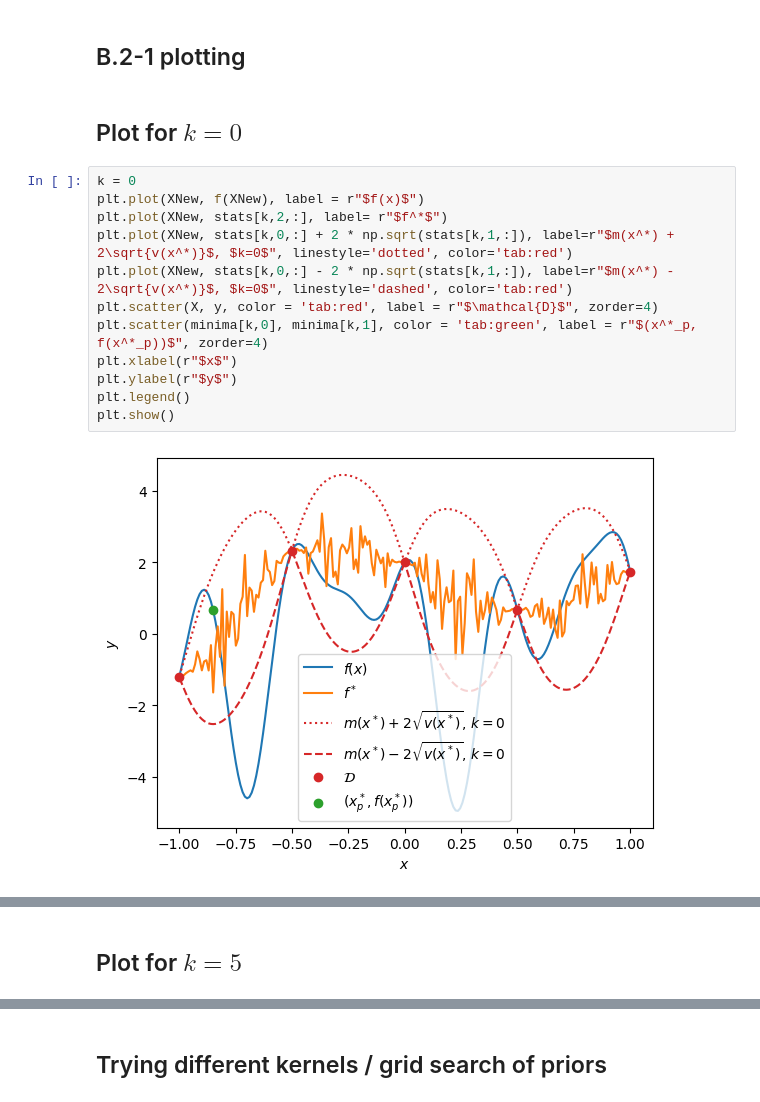
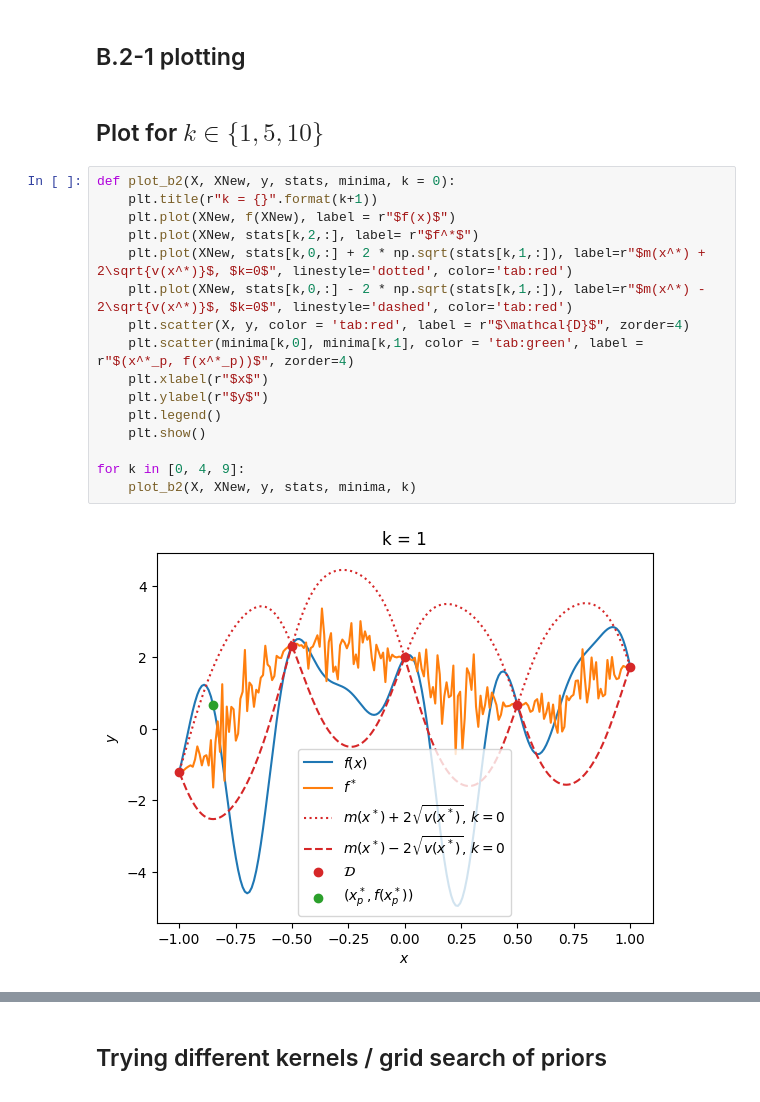
Before and after one commit to JackismyShephard/pml-22-exam, a Jupyter notebook: scripts/b.ipynb, the cells around one changed output, grey strips where cells are left out. Drawn from its saved outputs; the diff is of its cells as text.

Commit message:
plot code cleaned up
Signed-off-by: pants007 <qrw992@alumni.ku.dk>

```diff
--- a/scripts/b.ipynb
+++ b/scripts/b.ipynb
@@ -206,18 +206,22 @@ torch.Size([200])
 # %% [markdown]
 ## B.2-1 plotting
 # %% [markdown]
-## Plot for $k = 0$
+## Plot for $k \in \{1, 5, 10\}$
 # %%
-k = 0
-plt.plot(XNew, f(XNew), label = r"$f(x)$")
-plt.plot(XNew, stats[k,2,:], label= r"$f^*$")
-plt.plot(XNew, stats[k,0,:] + 2 * np.sqrt(stats[k,1,:]), label=r"$m(x^*) + 2\sqrt{v(x^*)}$, $k=0$", linestyle='dotted', color='tab:red')
-plt.plot(XNew, stats[k,0,:] - 2 * np.sqrt(stats[k,1,:]), label=r"$m(x^*) - 2\sqrt{v(x^*)}$, $k=0$", linestyle='dashed', color='tab:red')
-plt.scatter(X, y, color = 'tab:red', label = r"$\mathcal{D}$", zorder=4)
-plt.scatter(minima[k,0], minima[k,1], color = 'tab:green', label = r"$(x^*_p, f(x^*_p))$", zorder=4)
-plt.xlabel(r"$x$")
-plt.ylabel(r"$y$")
-plt.legend()
-plt.show()
+def plot_b2(X, XNew, y, stats, minima, k = 0):
+    plt.title(r"k = {}".format(k+1))
+    plt.plot(XNew, f(XNew), label = r"$f(x)$")
+    plt.plot(XNew, stats[k,2,:], label= r"$f^*$")
+    plt.plot(XNew, stats[k,0,:] + 2 * np.sqrt(stats[k,1,:]), label=r"$m(x^*) + 2\sqrt{v(x^*)}$, $k=0$", linestyle='dotted', color='tab:red')
+    plt.plot(XNew, stats[k,0,:] - 2 * np.sqrt(stats[k,1,:]), label=r"$m(x^*) - 2\sqrt{v(x^*)}$, $k=0$", linestyle='dashed', color='tab:red')
+    plt.scatter(X, y, color = 'tab:red', label = r"$\mathcal{D}$", zorder=4)
+    plt.scatter(minima[k,0], minima[k,1], color = 'tab:green', label = r"$(x^*_p, f(x^*_p))$", zorder=4)
+    plt.xlabel(r"$x$")
+    plt.ylabel(r"$y$")
+    plt.legend()
+    plt.show()
+
+for k in [0, 4, 9]:
+    plot_b2(X, XNew, y, stats, minima, k)
 # %% [output]
-[figure, old version]
+[figure, new version]
@@ -224,2 +229,0 @@ plt.show()
-# %% [markdown]
-## Plot for $k = 5$
```
Also changed, not shown: parts of 4 cells of this notebook.
